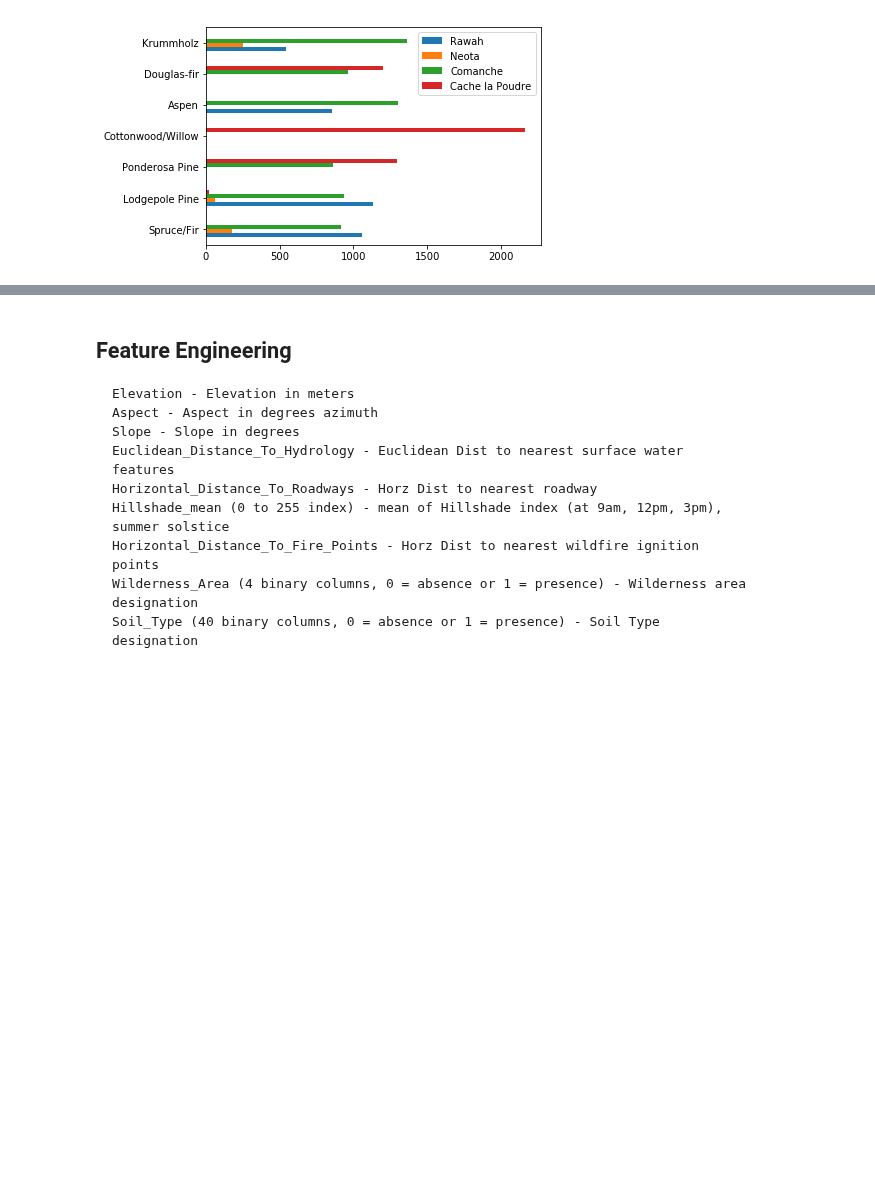
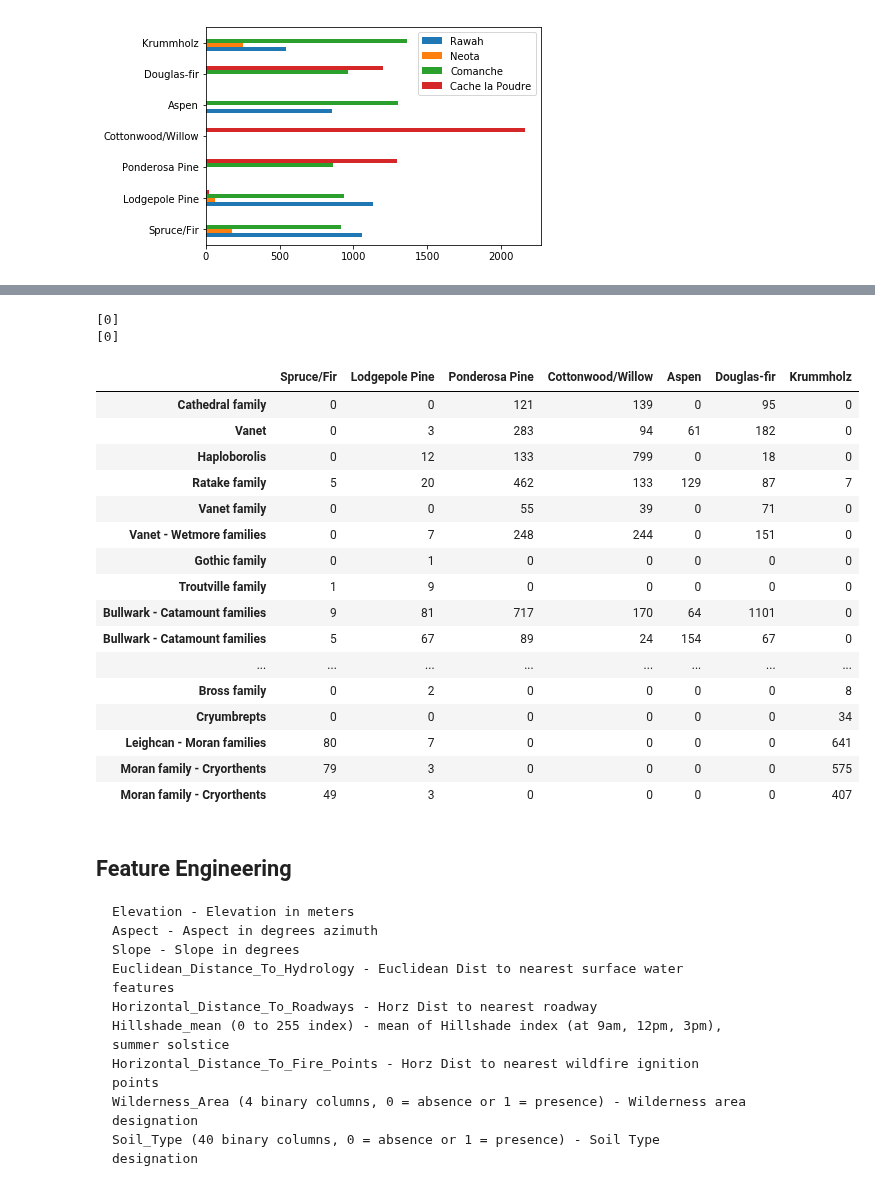
Before and after one commit to tiffapedia/w207-final, a Jupyter notebook: DivyaGorantla_RamIyer_TiffanyJaya_SteveSanders.ipynb, the cells around one changed output, grey strips where cells are left out. Saved outputs shown, nothing was run; the diff lists cells and outputs as text; code cells hidden in the pictures; blank space fills up the shorter version.

Commit message:
eda feature: soil type

```diff
--- a/DivyaGorantla_RamIyer_TiffanyJaya_SteveSanders.ipynb
+++ b/DivyaGorantla_RamIyer_TiffanyJaya_SteveSanders.ipynb
@@ -376,3 +465,42 @@ freq_ct_wilderness.T.plot(kind='barh', stacked=False)
+# %%
+print(pd.unique(train['Soil_Type7']))
+print(pd.unique(train['Soil_Type15']))
+# %% [output]
+[0]
+[0]
+# %%
+list_freq_ct_wilderness = []
+for i in soil_types:
+    # ignore soil type: 7, 15
+    if i not in (7, 15):
+        soil_type = 'Soil_Type{}'.format(i)
+        pd.crosstab(train[soil_type], train['Cover_Type']).iloc[1].tolist()
+        list_freq_ct_wilderness.append(pd.crosstab(train[soil_type], train['Cover_Type']).iloc[1].tolist())
+
+soil_labels_wo_7_15 = [soil_label for ignore_label, soil_label in enumerate(soil_labels) if ignore_label not in [7,15]]
+freq_ct_soil = pd.DataFrame(list_freq_ct_wilderness,
+                            columns=cover_labels,
+                            index=soil_labels_wo_7_15)
+# %%
+freq_ct_soil
+# %% [output]
+|  | Spruce/Fir | Lodgepole Pine | Ponderosa Pine | Cottonwood/Willow | Aspen | Douglas-fir | Krummholz |
+| Cathedral family | 0 | 0 | 121 | 139 | 0 | 95 | 0 |
+| Vanet | 0 | 3 | 283 | 94 | 61 | 182 | 0 |
+| Haploborolis | 0 | 12 | 133 | 799 | 0 | 18 | 0 |
+| Ratake family | 5 | 20 | 462 | 133 | 129 | 87 | 7 |
+| Vanet family | 0 | 0 | 55 | 39 | 0 | 71 | 0 |
+| Vanet - Wetmore families | 0 | 7 | 248 | 244 | 0 | 151 | 0 |
+| Gothic family | 0 | 1 | 0 | 0 | 0 | 0 | 0 |
+| Troutville family | 1 | 9 | 0 | 0 | 0 | 0 | 0 |
+| Bullwark - Catamount families | 9 | 81 | 717 | 170 | 64 | 1101 | 0 |
+| Bullwark - Catamount families | 5 | 67 | 89 | 24 | 154 | 67 | 0 |
+| ... | ... | ... | ... | ... | ... | ... | ... |
+| Bross family | 0 | 2 | 0 | 0 | 0 | 0 | 8 |
+| Cryumbrepts | 0 | 0 | 0 | 0 | 0 | 0 | 34 |
+| Leighcan - Moran families | 80 | 7 | 0 | 0 | 0 | 0 | 641 |
+| Moran family - Cryorthents | 79 | 3 | 0 | 0 | 0 | 0 | 575 |
+| Moran family - Cryorthents | 49 | 3 | 0 | 0 | 0 | 0 | 407 |
 # %% [markdown]
 ## Feature Engineering
 
```
Also changed, not shown: parts of 5 cells of this notebook.
